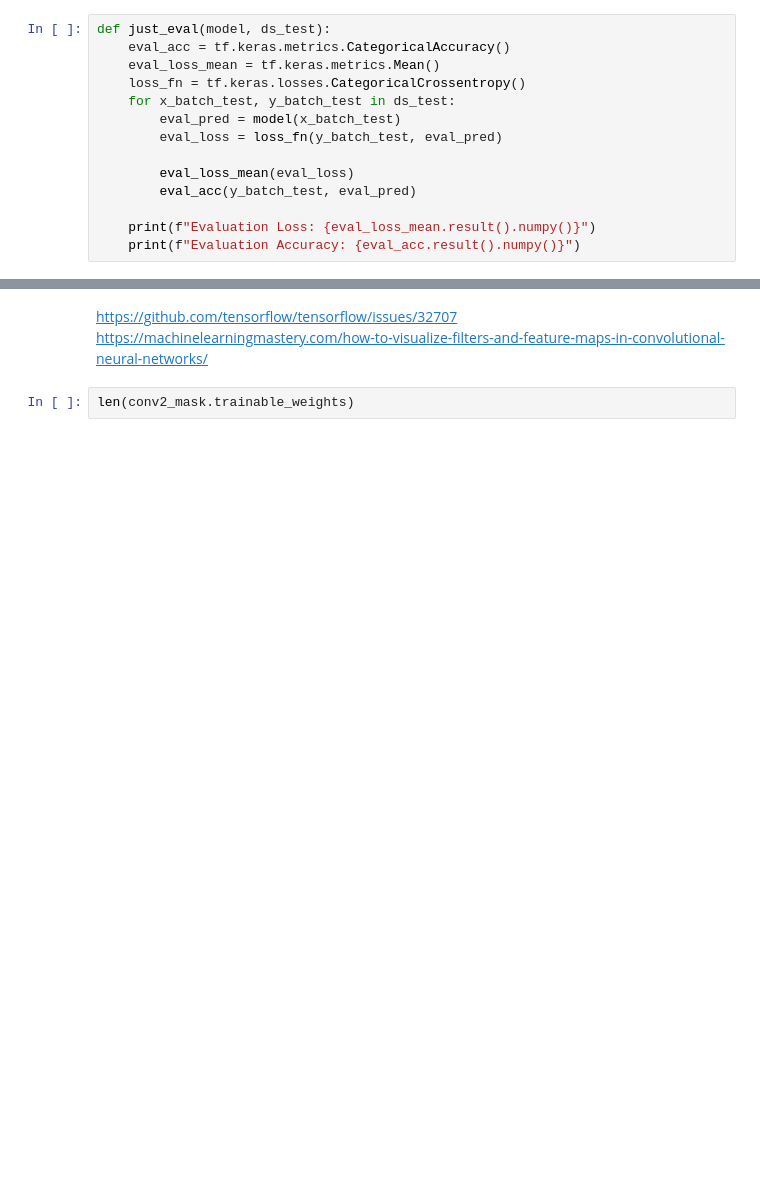
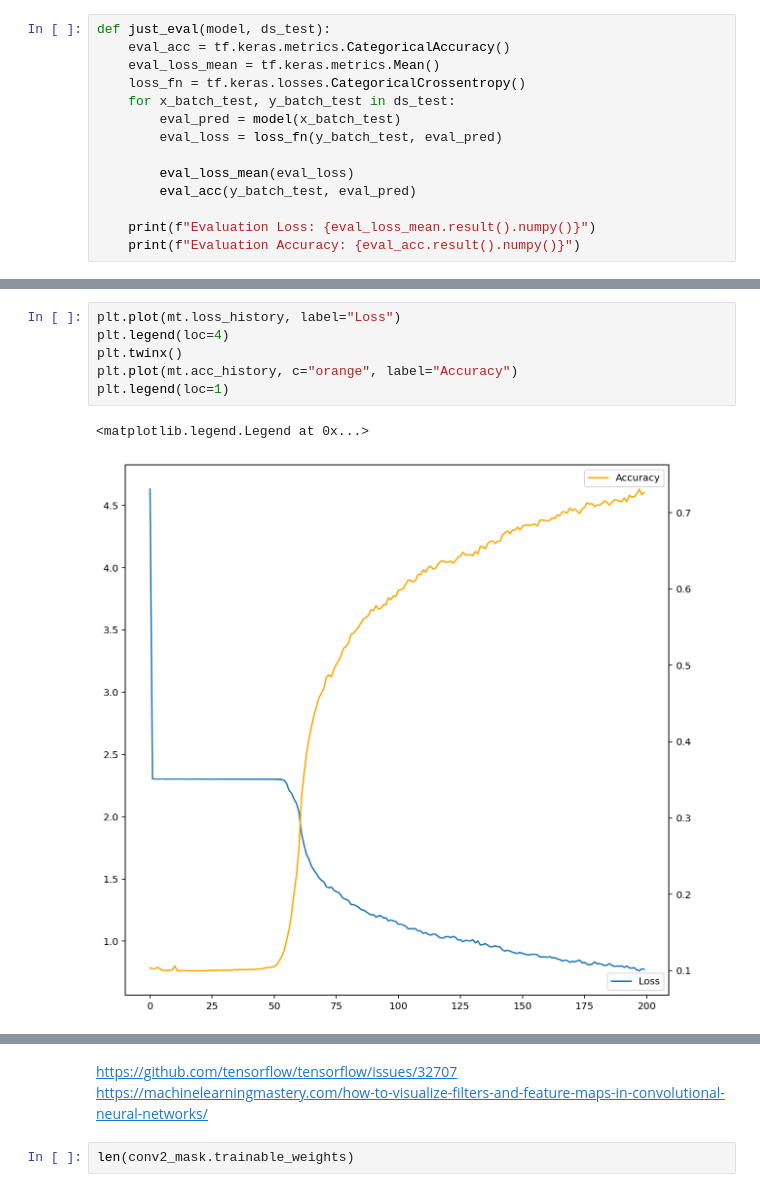
Before and after one commit to kosnil/signed_supermasks, a Jupyter notebook: supermask_experiments_cnn.ipynb, the cells around one changed output, grey strips where cells are left out. Cells and saved outputs as stored; diff of their text form; blank space fills up the shorter version.

```diff
--- a/supermask_experiments_cnn.ipynb
+++ b/supermask_experiments_cnn.ipynb
@@ -346,0 +500,9 @@ plt.plot(arr)
+# %%
+plt.plot(mt.loss_history, label="Loss")
+plt.legend(loc=4)
+plt.twinx()
+plt.plot(mt.acc_history, c="orange", label="Accuracy")
+plt.legend(loc=1)
+# %% [output]
+<matplotlib.legend.Legend at 0x...>
+[figure, added]
```
Also changed, not shown: parts of 81 cells of this notebook, 3 other files.
